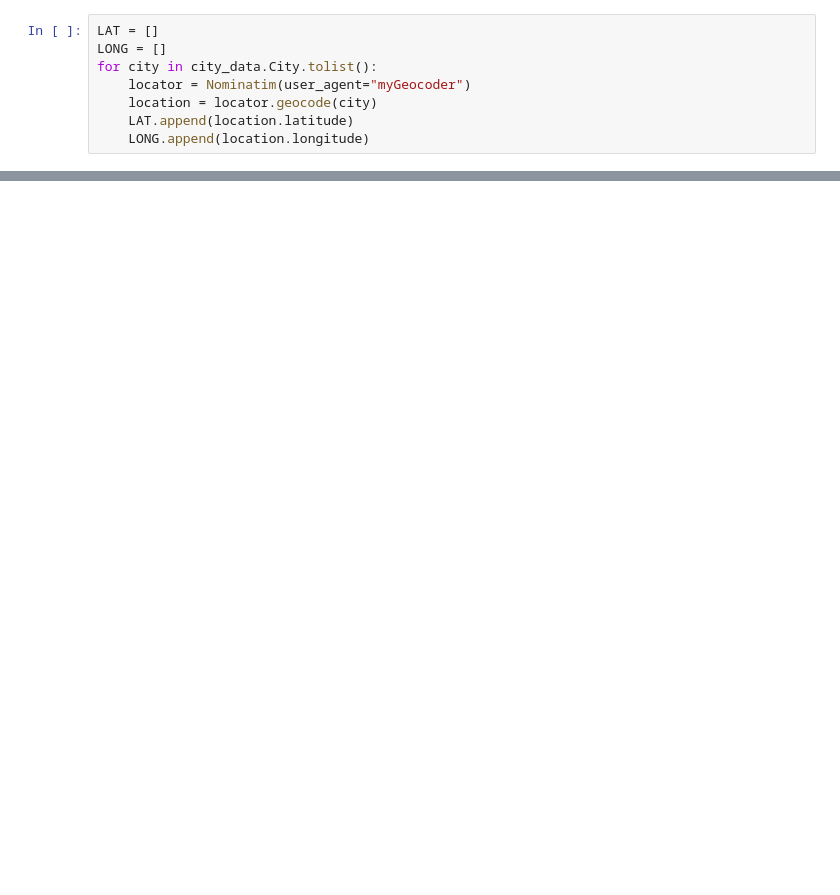
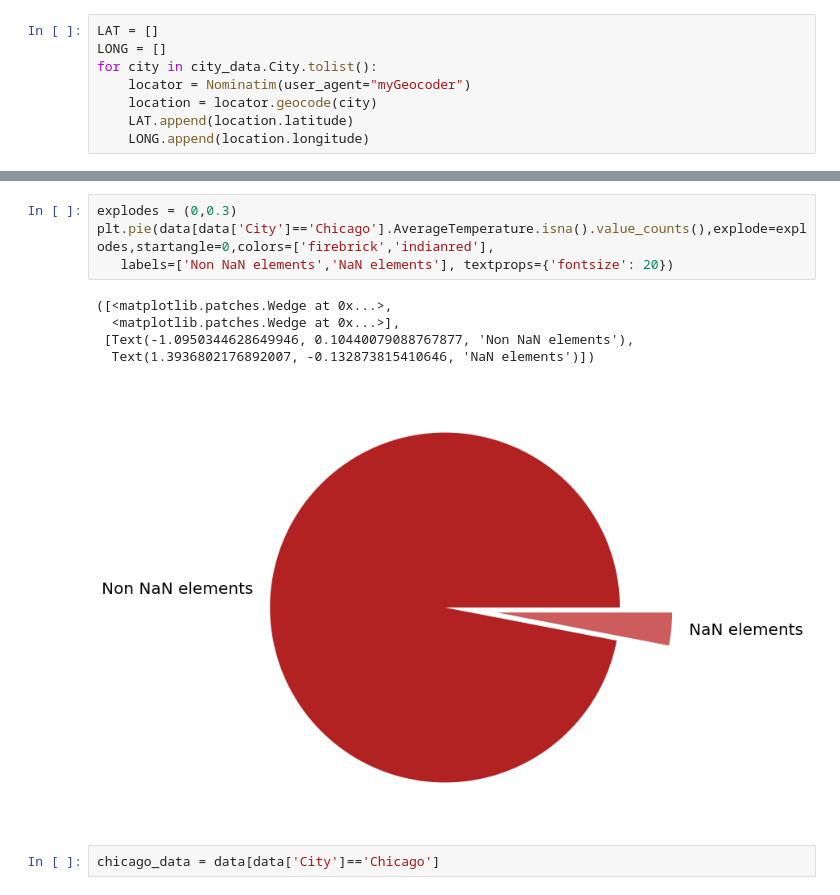
Before and after one commit to smarthome-csie-nuu-edu-tw/Weather-forecasting-with-Machine-Learning, a Jupyter notebook: 範例程式碼.ipynb, the cells around one changed output, grey strips where cells are left out. Drawn from its saved outputs; the diff is of its cells as text; blank space fills up the shorter version.

```diff
--- a/範例程式碼.ipynb
+++ b/範例程式碼.ipynb
@@ -110,0 +115,12 @@ ValueError: Location should consist of two numerical values, but '5.63N' of type
+# %%
+explodes = (0,0.3)
+plt.pie(data[data['City']=='Chicago'].AverageTemperature.isna().value_counts(),explode=explodes,startangle=0,colors=['firebrick','indianred'],
+   labels=['Non NaN elements','NaN elements'], textprops={'fontsize': 20})
+# %% [output]
+([<matplotlib.patches.Wedge at 0x...>,
+  <matplotlib.patches.Wedge at 0x...>],
+ [Text(-1.0950344628649946, 0.10440079088767877, 'Non NaN elements'),
+  Text(1.3936802176892007, -0.132873815410646, 'NaN elements')])
+[figure, added]
+# %%
+chicago_data = data[data['City']=='Chicago']
```
Also changed, not shown: parts of 15 cells of this notebook.
